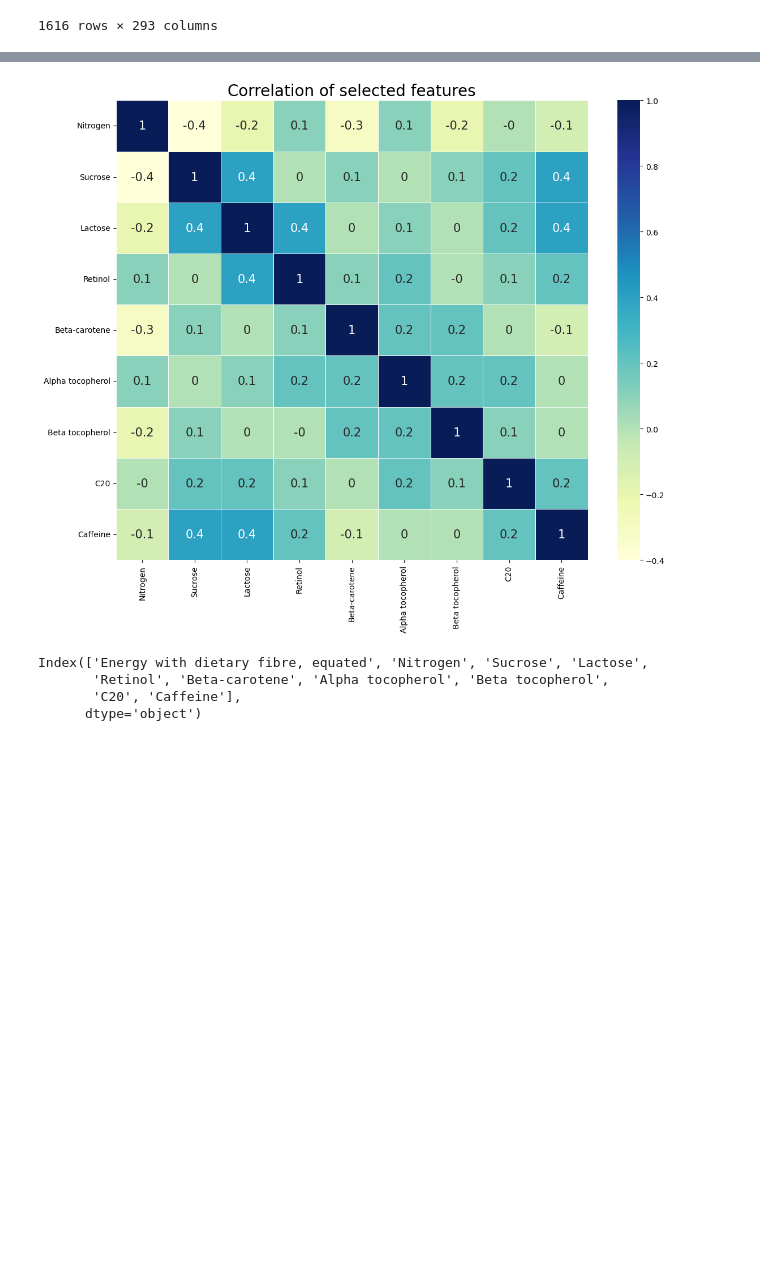
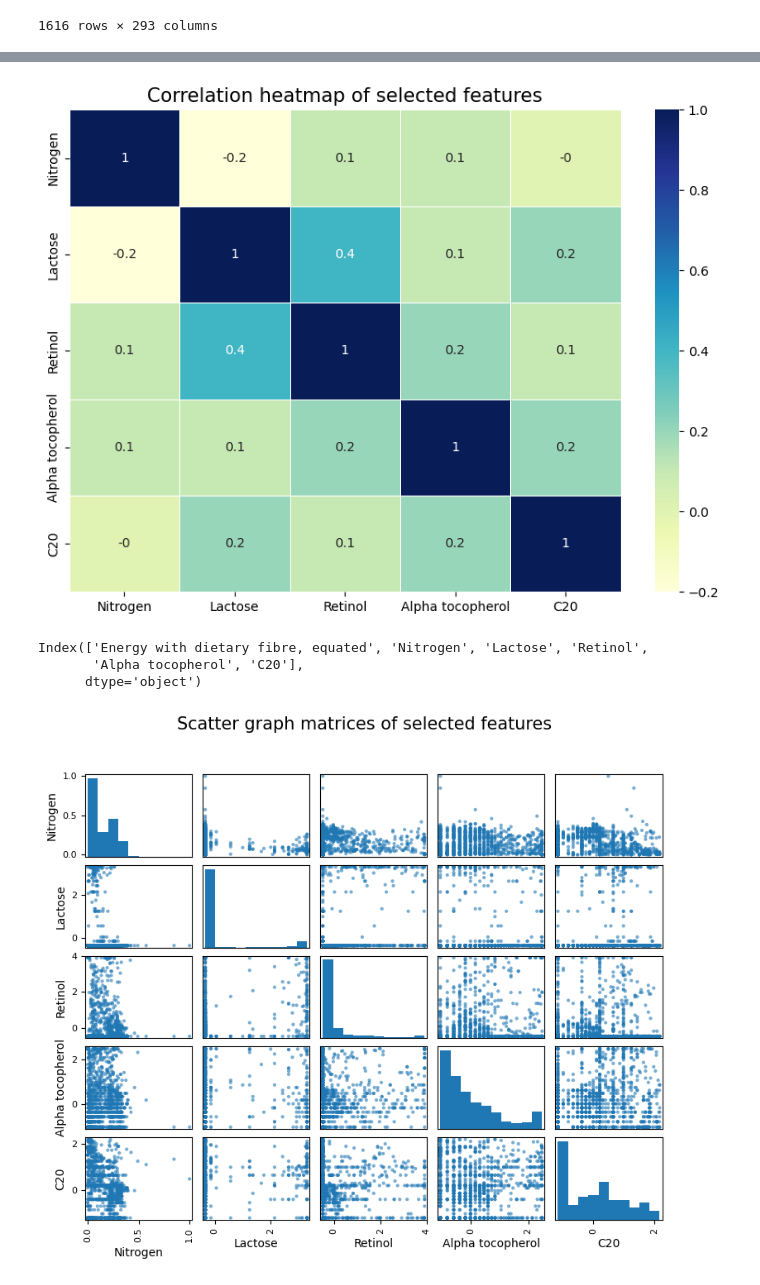
Before and after one commit to kyliele47/nutrient-analysis, a Jupyter notebook: nutrient-analysis.ipynb, the cells around one changed output, grey strips where cells are left out. Saved outputs shown, nothing was run; the diff lists cells and outputs as text; code cells hidden in the pictures; blank space fills up the shorter version.

```diff
--- a/nutrient-analysis.ipynb
+++ b/nutrient-analysis.ipynb
@@ -91,13 +85,17 @@ Dropped columns: ['C18:4w1', 'C20:1w11', 'Xylitol', 'C18:1w6', 'Threonine', 'Alu
 # %%
+from sklearn.preprocessing import MinMaxScaler
 from sklearn.impute import KNNImputer
 
-def impute(df: pd.DataFrame):
+def normalize_and_impute(df: pd.DataFrame):
+    scaler = MinMaxScaler(feature_range=(0, 1))
+    normalized_df = pd.DataFrame(scaler.fit_transform(df), columns=df.columns)
+
     knn_imputer = KNNImputer()
-    imputed_df = pd.DataFrame(knn_imputer.fit_transform(df), columns=df.columns)
+    imputed_df = pd.DataFrame(knn_imputer.fit_transform(normalized_df), columns=normalized_df.columns)
     return imputed_df
 
-train_data = impute(train_data)
-test_data = impute(test_data)
+train_data = normalize_and_impute(train_data)
+test_data = normalize_and_impute(test_data)
 train_data
 # %% [output]
 |  | Energy with dietary fibre, equated | Moisture | Nitrogen | Ash | Alcohol | Fructose | Glucose | Sucrose | Maltose | ... |
@@ -133,6 +131,7 @@ def feature_select(df: pd.DataFrame):
     corr_matrix = corr_matrix.astype(float).round(1)
     new_corr_matrix = feature_remove(corr_matrix)
     corr_heatmap(new_corr_matrix)
+    scatter_matrix(df[new_corr_matrix.columns])
 
     selected_features = new_corr_matrix.columns
     return selected_features
@@ -141,42 +140,53 @@ def normal_transform(df: pd.DataFrame):
     left_thres = -1
     right_thres = 1
     pt = PowerTransformer(method='yeo-johnson')
     for col in df.columns:
         skewness = df[col].skew()
         if skewness < left_thres or skewness > right_thres:
             df.loc[:, col] = pt.fit_transform(df.loc[:, col].values.reshape(-1, 1))
     return df
 
 def corr_heatmap(corr_matrix: pd.DataFrame):
     corr_matrix = corr_matrix.drop('Energy with dietary fibre, equated', axis=0)
     corr_matrix = corr_matrix.drop('Energy with dietary fibre, equated', axis=1)
-    plt.subplots(figsize=(12, 10))
-    sns.heatmap(corr_matrix, annot=True, cmap="YlGnBu", linewidths=.5, annot_kws={"fontsize":15})
-    plt.title('Correlation of selected features', fontsize=20)
+    plt.subplots(figsize=(8, 6))
+    sns.heatmap(corr_matrix, annot=True, cmap="YlGnBu", linewidths=.5, annot_kws={"fontsize":10})
+    plt.title('Correlation heatmap of selected features', fontsize=15)
     plt.tight_layout()
     plt.show()
 
+def scatter_matrix(df: pd.DataFrame):
+    df = df.drop('Energy with dietary fibre, equated', axis=1)
+    fig, ax = plt.subplots(figsize=(9, 7))
+    scatter_matrix = pd.plotting.scatter_matrix(df, alpha=0.6, ax=ax)
+    fig.subplots_adjust(hspace=0.1, wspace=0.1)
+    for sub_ax in scatter_matrix:
+        for ax in sub_ax:
+            ax.xaxis.label.set_fontsize(10)
+            ax.yaxis.label.set_fontsize(10)
+    plt.suptitle('Scatter graph matrices of selected features', fontsize=15)
+
 def feature_remove(corr_matrix: pd.DataFrame):
-    thres0 = 0.1
+    thres0 = 0.2
     thres1 = 0.5
     upper = corr_matrix.where(np.triu(np.ones(corr_matrix.shape), k=1).astype(bool))
     to_drop = []
     for col in upper.columns:
         if abs(upper[col]['Energy with dietary fibre, equated']) <= thres0 \
            or any(abs(upper[col]) >= thres1):
             to_drop.append(col)
     corr_matrix = corr_matrix.drop(corr_matrix[to_drop], axis=0)
     corr_matrix = corr_matrix.drop(corr_matrix[to_drop], axis=1)
     return corr_matrix
 
 selected_features = feature_select(train_data)
 selected_features
 # %% [output]
-[figure, old version]
+[figure, new version]
-Index(['Energy with dietary fibre, equated', 'Nitrogen', 'Sucrose', 'Lactose',
-       'Retinol', 'Beta-carotene', 'Alpha tocopherol', 'Beta tocopherol',
-       'C20', 'Caffeine'],
+Index(['Energy with dietary fibre, equated', 'Nitrogen', 'Lactose', 'Retinol',
+       'Alpha tocopherol', 'C20'],
       dtype='object')
+[figure, added]
 # %%
 from sklearn.linear_model import LinearRegression
 from sklearn.model_selection import cross_val_score
```
Also changed, not shown: parts of 8 cells of this notebook, 1 other file.
